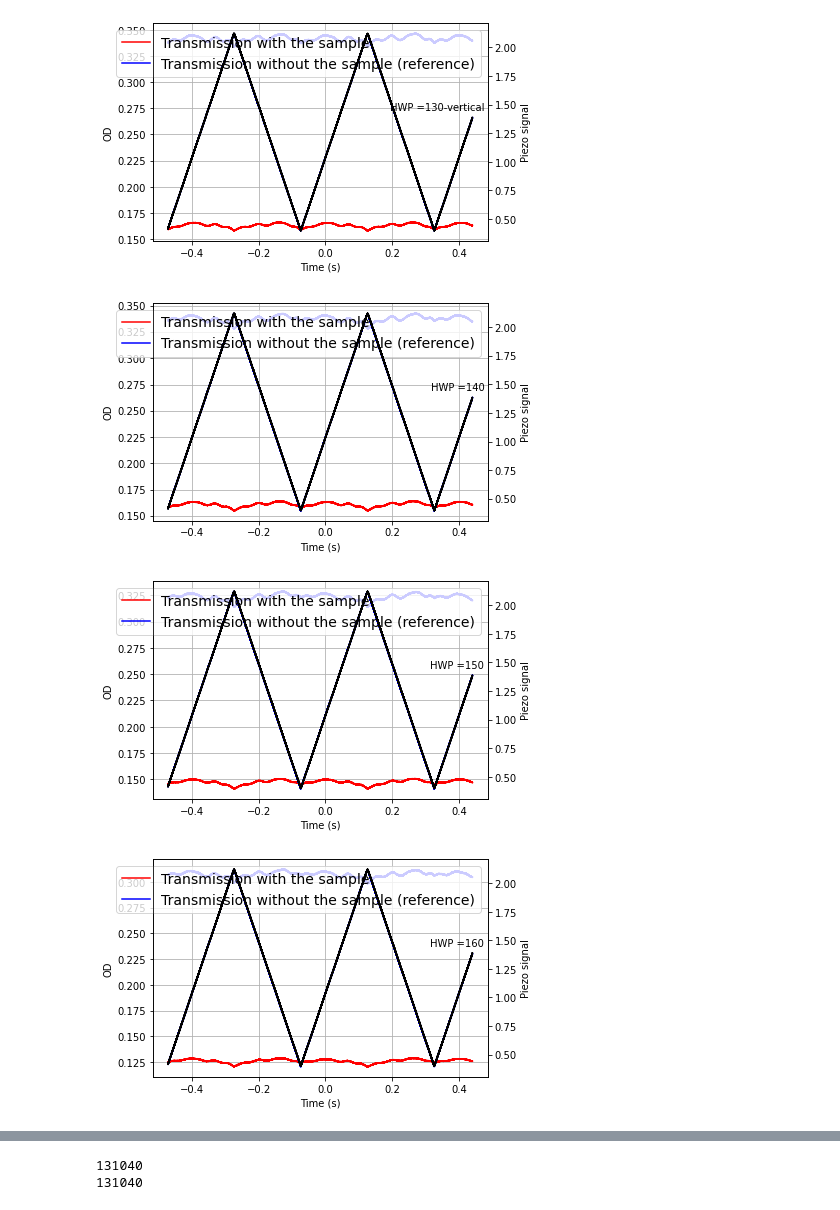
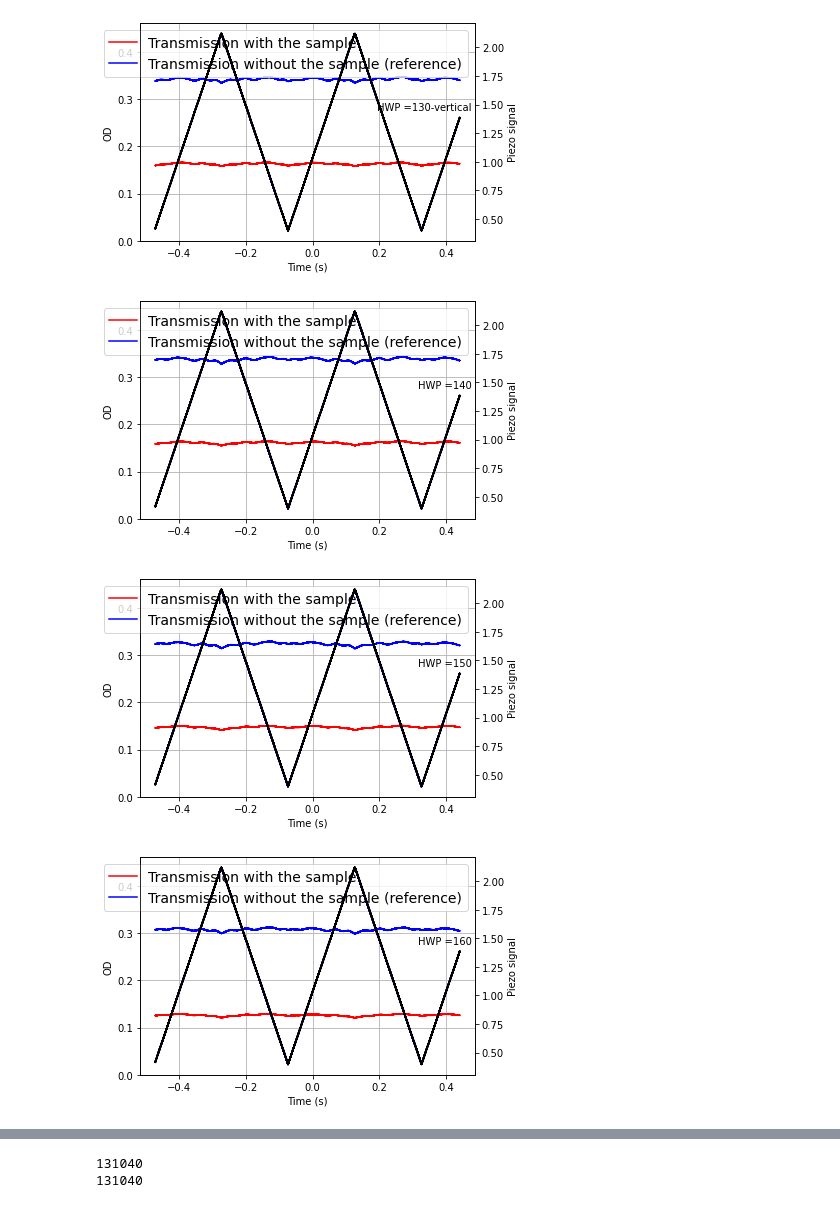
Before and after one commit to JUOM2016/Quick_cal_and_plotting, a Jupyter notebook: absorption_using_laser.ipynb, the cells around one changed output, grey strips where cells are left out. Cells and saved outputs as stored; diff of their text form; code cells hidden in the pictures.

```diff
--- a/absorption_using_laser.ipynb
+++ b/absorption_using_laser.ipynb
@@ -26,40 +26,40 @@ num_of_files=np.size(files_data)
 # %%
 for index in range(num_of_files):
     path_data=dir + '\\' + folder + '\\' + files_data[index] # raw data when the laser is focused into the sample
-    path_ref =dir + '\\' + folder + '\\' + files_ref[index] #raw data when the laser is moved away from the sample
+    path_ref =dir + '\\' + folder + '\\' + files_ref[index] # raw data when the laser is moved away from the sample (references)
     data=pd.read_csv(path_data)
-    data=data.to_numpy()
+    data=data.to_numpy() # Read the raw data when the laser is focused into the sample
     ref =pd.read_csv(path_ref)
-    ref =ref.to_numpy()
+    ref =ref.to_numpy() # Read the raw data when the laser is moved away from the sample
 
     Time00=data[:,0]
     Piezo_trigger00=data[:,1]
     transmited_signal_perpendicular=data[:,2]
     Time01=ref[:,0]
     Piezo_trigger01=ref[:,1]
     transmited_signal_parallel=ref[:,2]
 
     fig, ax1 = plt.subplots()
     ax2 = ax1.twinx()
     ax1.plot(Time00, transmited_signal_perpendicular, 'r-', label='Transmission with the sample')
     ax1.plot(Time01, transmited_signal_parallel, 'b-', label='Transmission without the sample (reference)')
     ax1.legend(loc='upper right',fontsize=14)
     ax2.plot(Time00, Piezo_trigger00, 'b-')
     ax2.plot(Time01, Piezo_trigger01, 'k-')
     ax1.set_xlabel('Time (s)')
     ax1.set_ylabel('OD')
     ax2.set_ylabel('Piezo signal')
-    #ax1.set_ylim([0,0.15])
+    ax1.set_ylim([0,0.46])
     fig.patch.set_facecolor('white')
     ax1.grid(True)
     ax1.annotate('HWP ='+"{}".format(HWF_angle[index]),
             xy=(1.05, 0.5), xycoords='axes fraction',
             xytext=(-20, 20), textcoords='offset pixels',
             horizontalalignment='right',
             verticalalignment='bottom')
     plt.show()
 # %% [output]
-[figure, old version]
+[figure, new version]
-[figure, old version]
+[figure, new version]
-[figure, old version]
+[figure, new version]
-[figure, old version]
+[figure, new version]
```
Also changed, not shown: parts of 2 cells of this notebook.
